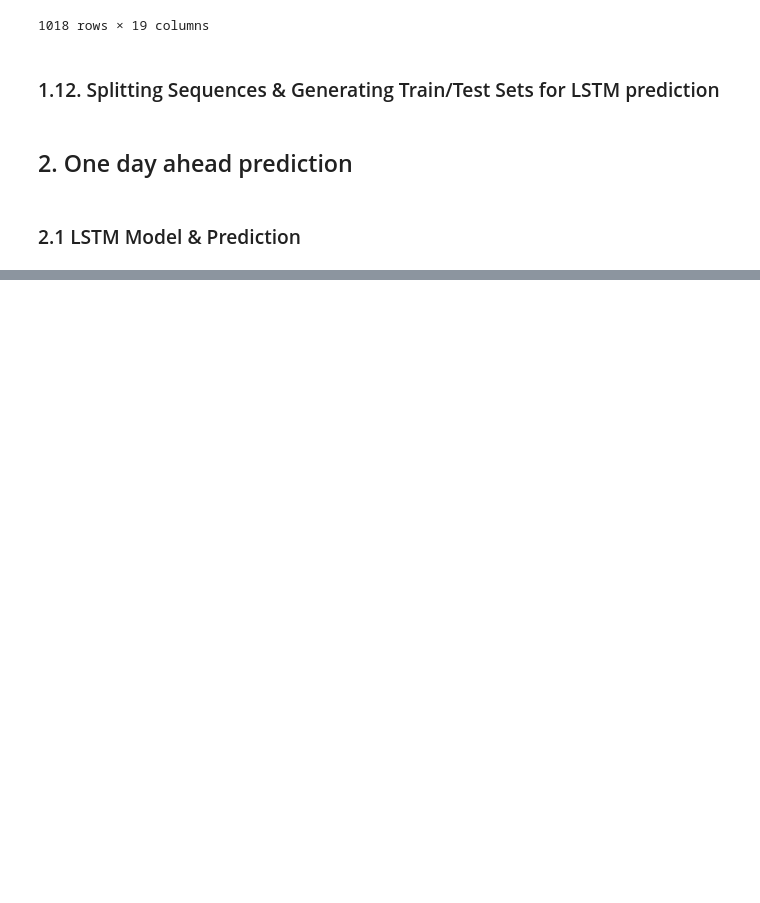
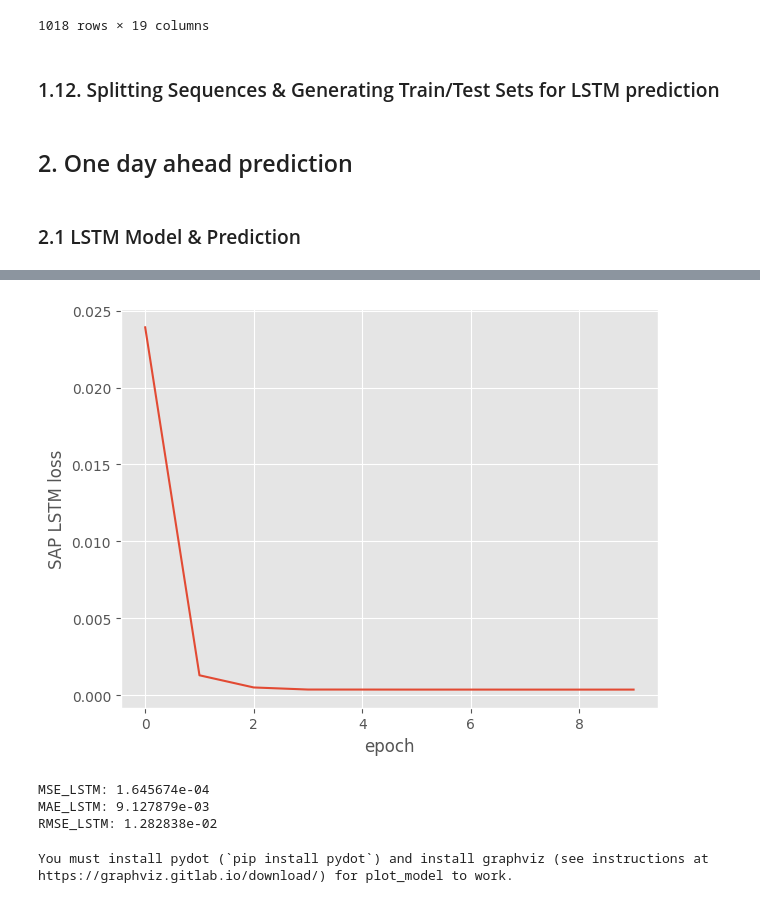
Before and after one commit to cem-akkus/Master, a Jupyter notebook: DataVisualisations.ipynb, the cells around one changed output, grey strips where cells are left out. Saved outputs shown, nothing was run; the diff lists cells and outputs as text; code cells hidden in the pictures; blank space fills up the shorter version.

Commit message:
1st LSTM & ARIMA predictions

```diff
--- a/DataVisualisations.ipynb
+++ b/DataVisualisations.ipynb
@@ -676,3 +693,24 @@ X_ft_train_DTE, X_ft_test_DTE, Y_train_DTE, Y_test_DTE = train_test_split(X_ft_D
 ## 2. One day ahead prediction
 # %% [markdown]
 ### 2.1 LSTM Model & Prediction
+# %%
+#hyperparameter for lstm
+epochs = 10
+verbose = 1
+# %%
+#need to set seeds again in this part of the code for lstm to get the same outputs
+seed = 2
+random.seed(seed)
+np.random.seed(seed)
+tf.random.set_seed(seed)
+#LSTM model for dax asset return prediction
+model_LSTM = tf.keras.Sequential()
+model_LSTM.add(tf.keras.layers.LSTM(20, activation='sigmoid', return_sequences=True, input_shape=(input_steps, n_features + 1)))
+model_LSTM.add(tf.keras.layers.Dense(1))
+model_LSTM.compile(optimizer='Adam', loss='mse')
+
+#training model
+history_LSTM_SAP = model_LSTM.fit(X_ft_train_SAP, Y_train_SAP, epochs = epochs, verbose = verbose)
+
+#predicting values for SAP asset returns
+yhat_SAP=model_LSTM.predict(X_ft_test_SAP)
@@ -678,0 +735,28 @@ X_ft_train_DTE, X_ft_test_DTE, Y_train_DTE, Y_test_DTE = train_test_split(X_ft_D
+# %%
+#plot - loss of lstm dax prediction
+plt.plot(history_LSTM_SAP.history['loss'])
+plt.xlabel('epoch')
+plt.ylabel('SAP LSTM loss')
+plt.tight_layout()
+# %% [output]
+[figure, added]
+# %%
+#bringing yhat in flat form
+yhat_reshape_SAP = yhat_SAP.reshape(-1,1).reshape(-1,1)
+yhat_flat_SAP = [item for sublist in yhat_reshape_SAP.tolist() for item in sublist]
+
+#review performance of dax lstm
+mse_LSTM = mean_squared_error(yhat_flat_SAP, Y_test_SAP)
+print('MSE_LSTM: '+str("{:e}".format(mse_LSTM)))
+mae_LSTM = mean_absolute_error(yhat_flat_SAP, Y_test_SAP)
+print('MAE_LSTM: '+str("{:e}".format(mae_LSTM)))
+rmse_LSTM = math.sqrt(mean_squared_error(yhat_flat_SAP, Y_test_SAP))
+print('RMSE_LSTM: '+str("{:e}".format(rmse_LSTM)))
+# %% [output]
+MSE_LSTM: 1.645674e-04
+MAE_LSTM: 9.127879e-03
+RMSE_LSTM: 1.282838e-02
+# %%
+plot_model(model_LSTM, to_file="model_LSTM.png")#, to_file="model_LSTM.png")
+# %% [output]
+You must install pydot (`pip install pydot`) and install graphviz (see instructions at https://graphviz.gitlab.io/download/) for plot_model to work.
```
Also changed, not shown: parts of 20 cells of this notebook.
